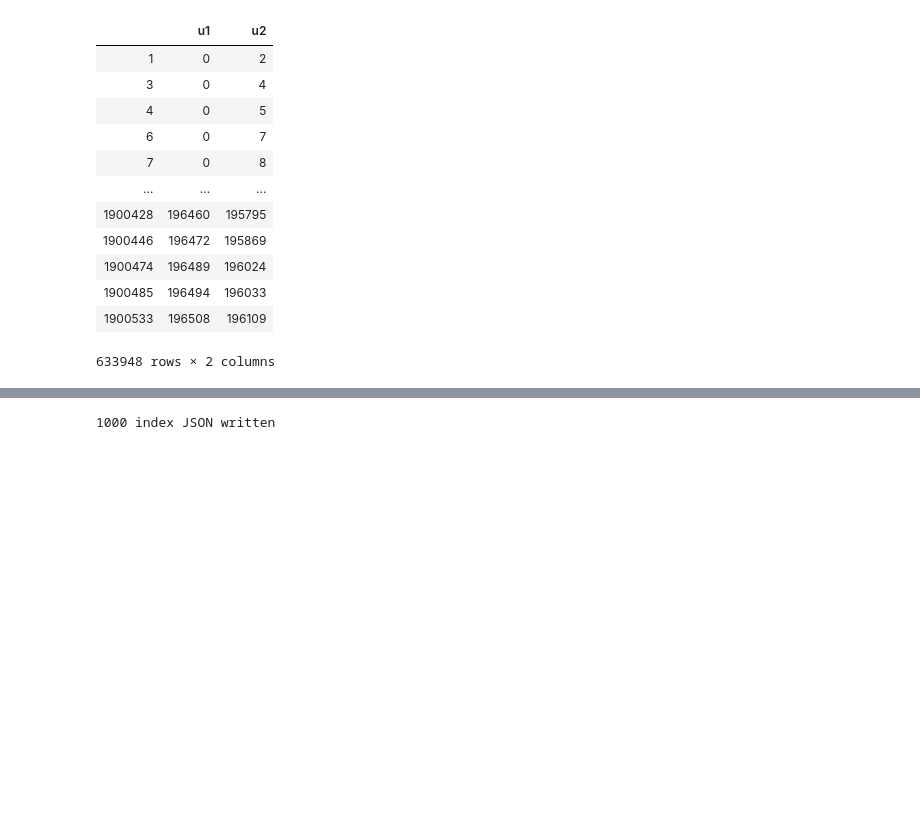
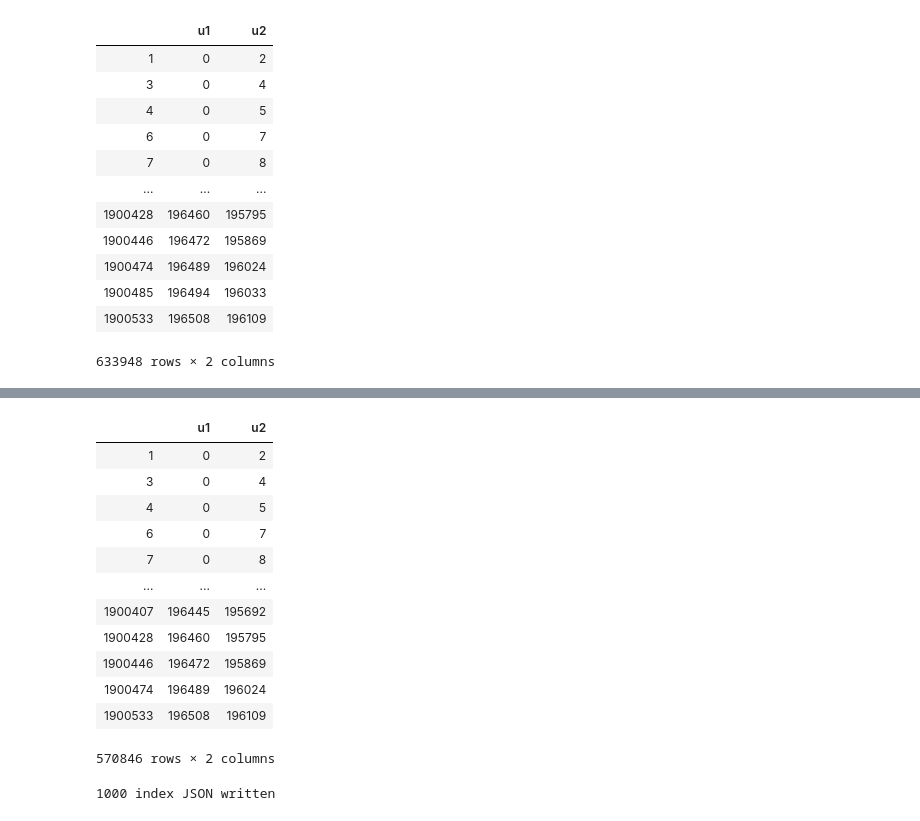
Before and after one commit to BetoBob/csc_481, a Jupyter notebook: project/CSC481_Project.ipynb, the cells around one changed output, grey strips where cells are left out. Cells and saved outputs as stored; diff of their text form; code cells hidden in the pictures; blank space fills up the shorter version.

```diff
--- a/project/CSC481_Project.ipynb
+++ b/project/CSC481_Project.ipynb
@@ -385,3 +402,21 @@ top10_edges
+# %%
+top5_edges = edges[edges.u1.isin(top5_checkins['user'])]
+top5_edges = top5_edges[top5_edges.u2.isin(top5_checkins['user'])]
+top5_edges
+# %% [output]
+|  | u1 | u2 |
+| 1 | 0 | 2 |
+| 3 | 0 | 4 |
+| 4 | 0 | 5 |
+| 6 | 0 | 7 |
+| 7 | 0 | 8 |
+| ... | ... | ... |
+| 1900407 | 196445 | 195692 |
+| 1900428 | 196460 | 195795 |
+| 1900446 | 196472 | 195869 |
+| 1900474 | 196489 | 196024 |
+| 1900533 | 196508 | 196109 |
+570846 rows × 2 columns
 # %%
 import json
 
```
Also changed, not shown: parts of 6 cells of this notebook.
